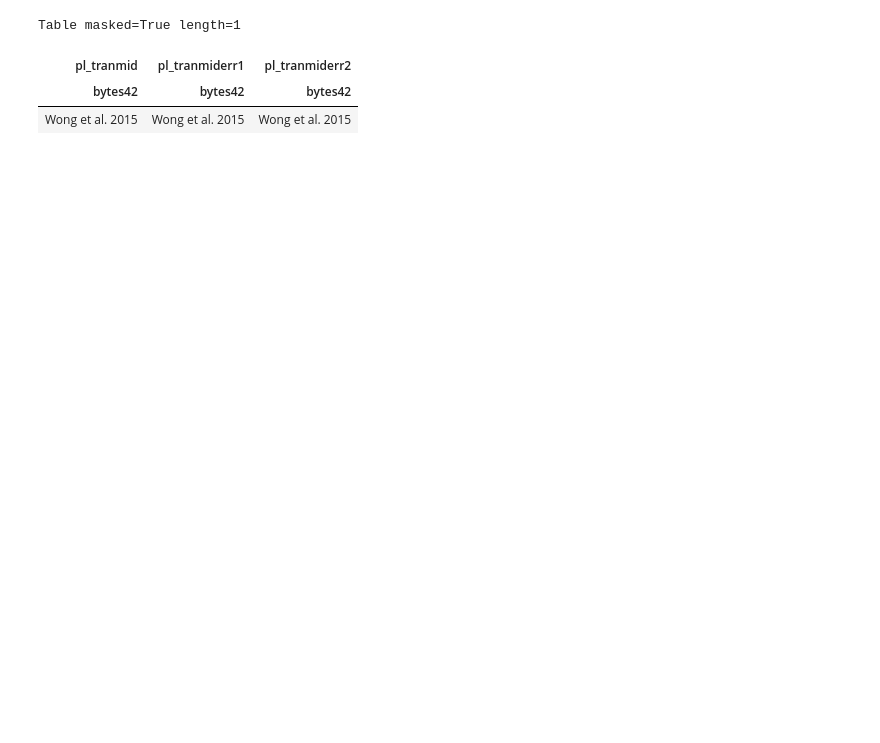
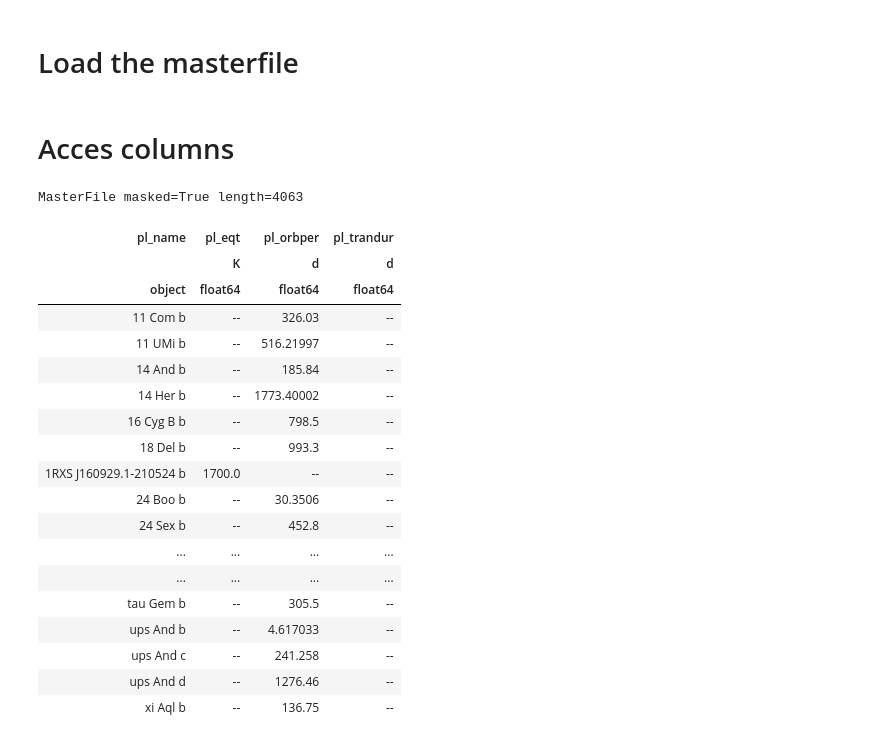
Before and after one commit to AntoineDarveau/exofile, a Jupyter notebook: Example.ipynb, the cells around one changed output. Saved outputs shown, nothing was run; the diff lists cells and outputs as text; code cells hidden in the pictures; blank space fills up the shorter version.

```diff
--- a/Example.ipynb
+++ b/Example.ipynb
@@ -1,4 +1,3 @@
 # %%
 from masterfile.archive import MasterFile
-
-new, ref = MasterFile.update()
+import matplotlib.pyplot as plt
@@ -21,7 +3,0 @@ PlanetArchive masked=True length=1
-# %%
-ref.by_pl_name('WASP-14 b', name_key='pl_name')['pl_tranmid','pl_tranmiderr1', 'pl_tranmiderr2']
-# %% [output]
-Table masked=True length=1
-| pl_tranmid | pl_tranmiderr1 | pl_tranmiderr2 |
-| bytes42 | bytes42 | bytes42 |
-| Wong et al. 2015 | Wong et al. 2015 | Wong et al. 2015 |
@@ -27,0 +6,29 @@ Table masked=True length=1
+# %% [markdown]
+# Load the masterfile
+# %%
+data = MasterFile.load()
+# %% [markdown]
+# Acces columns
+# %%
+data['pl_name', 'pl_eqt', 'pl_orbper', 'pl_trandur']
+# %% [output]
+MasterFile masked=True length=4063
+| pl_name | pl_eqt | pl_orbper | pl_trandur |
+|  | K | d | d |
+| object | float64 | float64 | float64 |
+| 11 Com b | -- | 326.03 | -- |
+| 11 UMi b | -- | 516.21997 | -- |
+| 14 And b | -- | 185.84 | -- |
+| 14 Her b | -- | 1773.40002 | -- |
+| 16 Cyg B b | -- | 798.5 | -- |
+| 18 Del b | -- | 993.3 | -- |
+| 1RXS J160929.1-210524 b | 1700.0 | -- | -- |
+| 24 Boo b | -- | 30.3506 | -- |
+| 24 Sex b | -- | 452.8 | -- |
+| ... | ... | ... | ... |
+| ... | ... | ... | ... |
+| tau Gem b | -- | 305.5 | -- |
+| ups And b | -- | 4.617033 | -- |
+| ups And c | -- | 241.258 | -- |
+| ups And d | -- | 1276.46 | -- |
+| xi Aql b | -- | 136.75 | -- |
```
Also changed, not shown: parts of 30 cells of this notebook.
